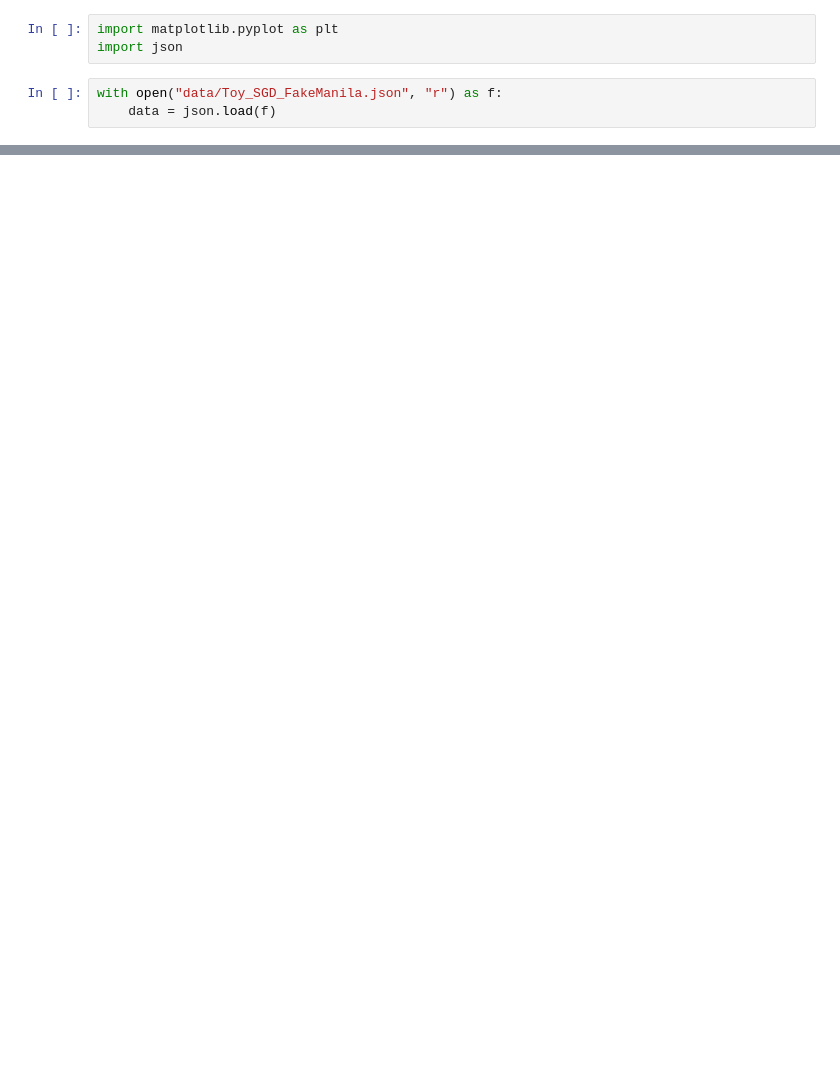
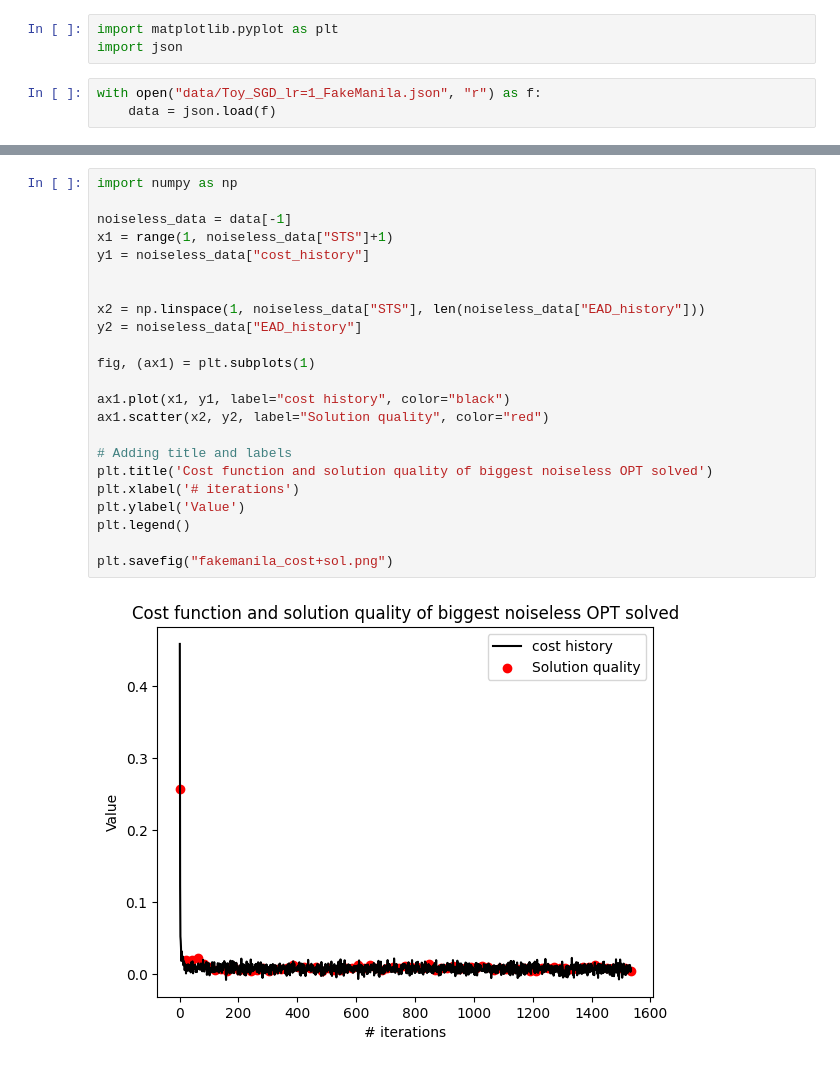
Before and after one commit to quantumethicsproject/Algorithm-Research, a Jupyter notebook: Student-Hub/Indy-Ng/data_analysis.ipynb, the cells around one changed output, grey strips where cells are left out. Cells and saved outputs as stored; diff of their text form; blank space fills up the shorter version.

Commit message:
round 1 data benchmarking

```diff
--- a/Student-Hub/Indy-Ng/data_analysis.ipynb
+++ b/Student-Hub/Indy-Ng/data_analysis.ipynb
@@ -2,6 +2,6 @@
 import matplotlib.pyplot as plt
 import json
 # %%
-with open("data/Toy_SGD_FakeManila.json", "r") as f:
+with open("data/Toy_SGD_lr=1_FakeManila.json", "r") as f:
     data = json.load(f)
 # %%
@@ -204,0 +43,25 @@ noisy sampling: 0.0508015
+# %%
+import numpy as np
+
+noiseless_data = data[-1]
+x1 = range(1, noiseless_data["STS"]+1)
+y1 = noiseless_data["cost_history"]
+
+
+x2 = np.linspace(1, noiseless_data["STS"], len(noiseless_data["EAD_history"]))
+y2 = noiseless_data["EAD_history"]
+
+fig, (ax1) = plt.subplots(1)
+
+ax1.plot(x1, y1, label="cost history", color="black")
+ax1.scatter(x2, y2, label="Solution quality", color="red")
+
+# Adding title and labels
+plt.title('Cost function and solution quality of biggest noiseless OPT solved')
+plt.xlabel('# iterations')
+plt.ylabel('Value')
+plt.legend()
+
+plt.savefig("fakemanila_cost+sol.png")
+# %% [output]
+[figure, added]
```
Also changed, not shown: parts of 15 cells of this notebook, 9 other files.
